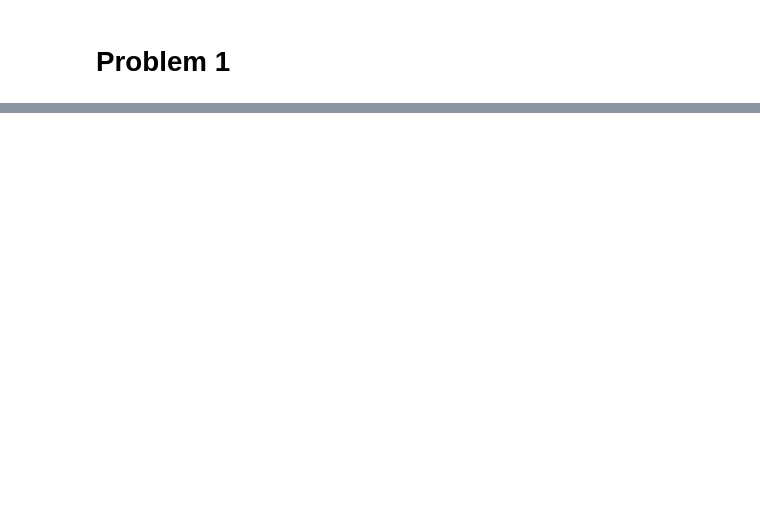
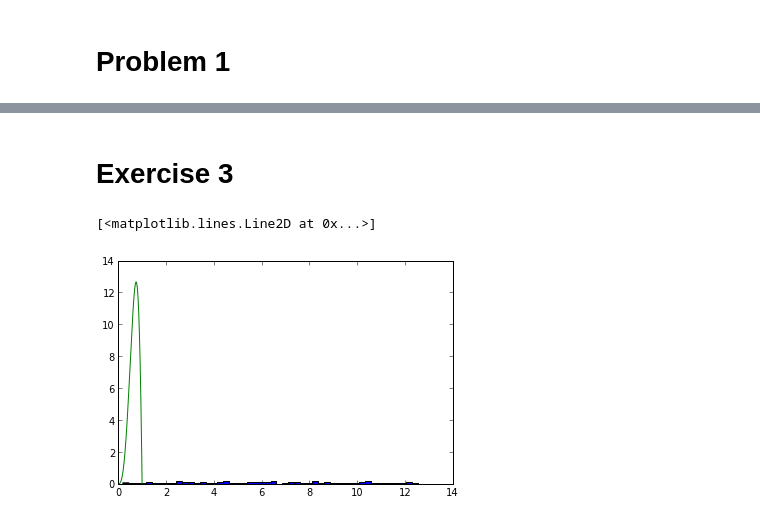
Before and after one commit to cdcunnin/PHYS202-S13, a Jupyter notebook: week8/Monte Carlo EX7.ipynb, the cells around one changed output, grey strips where cells are left out. Saved outputs shown, nothing was run; the diff lists cells and outputs as text; code cells hidden in the pictures; blank space fills up the shorter version.

```diff
--- a/week8/Monte Carlo EX7.ipynb
+++ b/week8/Monte Carlo EX7.ipynb
@@ -48,0 +72,30 @@ show()
+# %% [markdown]
+Exercise 3
+====
+# %%
+f = lambda x: 60*(x**3)*((1-x)*2)
+y = 60*(x**3)*((1-x)*2)
+
+CDF = 6*(5-4*x)*x**4
+
+xmin=0
+xmax=1
+ymin=0
+ymax=max(y)
+
+N=10000
+
+samplex = xmin + (xmax-xmin)*random_sample(N);
+sampley = ymin + (ymax-ymin)*random_sample(N);
+
+
+for i in range(0,N):
+    if sampley[i]<f(i):
+        sampley = sampley.remove(sampley[i])
+
+
+hist(sampley[1:200],50,normed=True, label='Sampled Data')
+plot(x,y)
+# %% [output]
+[<matplotlib.lines.Line2D at 0x...>]
+[figure, added]
```
Also changed, not shown: parts of 3 cells of this notebook, 1 other file.
